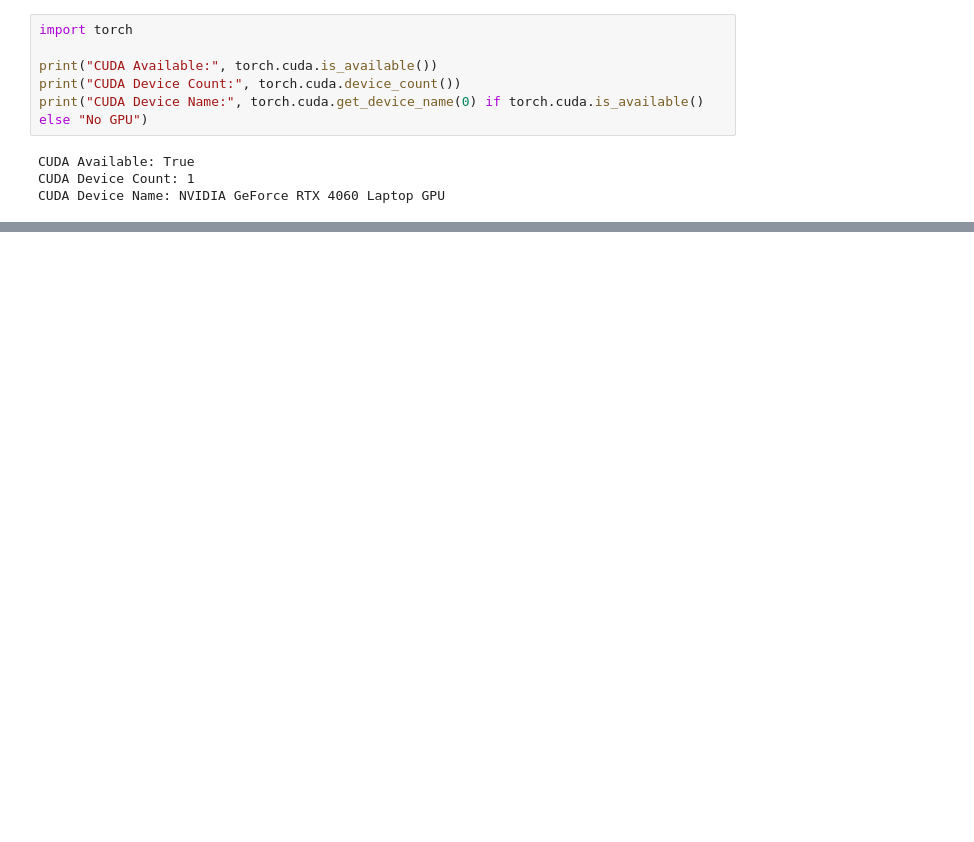
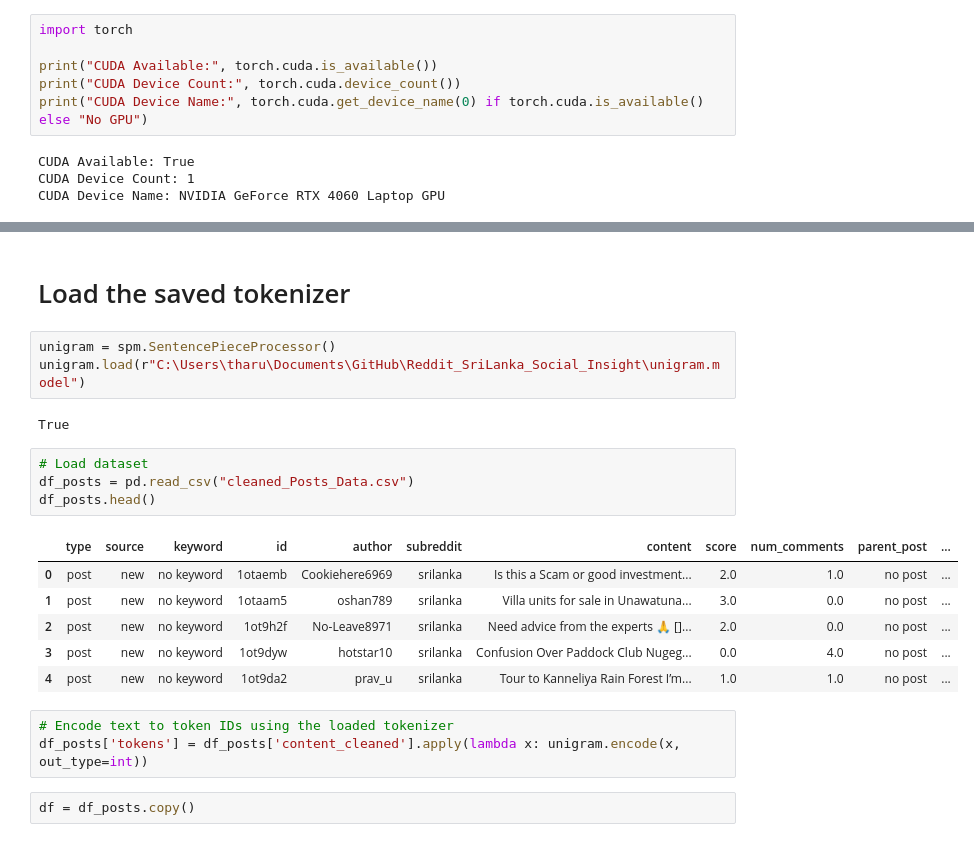
Before and after one commit to Starlight0901/Reddit_SriLanka_Social_Insight, a Jupyter notebook: Untitled.ipynb, the cells around one changed output, grey strips where cells are left out. Cells and saved outputs as stored; diff of their text form; blank space fills up the shorter version.

Commit message:
Experimenting with transformer models (3 encoder only models)

```diff
--- a/Untitled.ipynb
+++ b/Untitled.ipynb
@@ -71,0 +100,23 @@ CUDA Device Name: NVIDIA GeForce RTX 4060 Laptop GPU
+# %% [markdown]
+# Load the saved tokenizer
+# %%
+unigram = spm.SentencePieceProcessor()
+unigram.load(r"C:\Users\tharu\Documents\GitHub\Reddit_SriLanka_Social_Insight\unigram.model")
+# %% [output]
+True
+# %%
+# Load dataset
+df_posts = pd.read_csv("cleaned_Posts_Data.csv")
+df_posts.head()
+# %% [output]
+|  | type | source | keyword | id | author | subreddit | content | score | num_comments | parent_post | ... |
+| 0 | post | new | no keyword | 1otaemb | Cookiehere6969 | srilanka | Is this a Scam or good investment... | 2.0 | 1.0 | no post | ... |
+| 1 | post | new | no keyword | 1otaam5 | oshan789 | srilanka | Villa units for sale in Unawatuna... | 3.0 | 0.0 | no post | ... |
+| 2 | post | new | no keyword | 1ot9h2f | No-Leave8971 | srilanka | Need advice from the experts 🙏 []... | 2.0 | 0.0 | no post | ... |
+| 3 | post | new | no keyword | 1ot9dyw | hotstar10 | srilanka | Confusion Over Paddock Club Nugeg... | 0.0 | 4.0 | no post | ... |
+| 4 | post | new | no keyword | 1ot9da2 | prav_u | srilanka | Tour to Kanneliya Rain Forest I’m... | 1.0 | 1.0 | no post | ... |
+# %%
+# Encode text to token IDs using the loaded tokenizer
+df_posts['tokens'] = df_posts['content_cleaned'].apply(lambda x: unigram.encode(x, out_type=int))
+# %%
+df = df_posts.copy()
```
Also changed, not shown: parts of 39 cells of this notebook.
